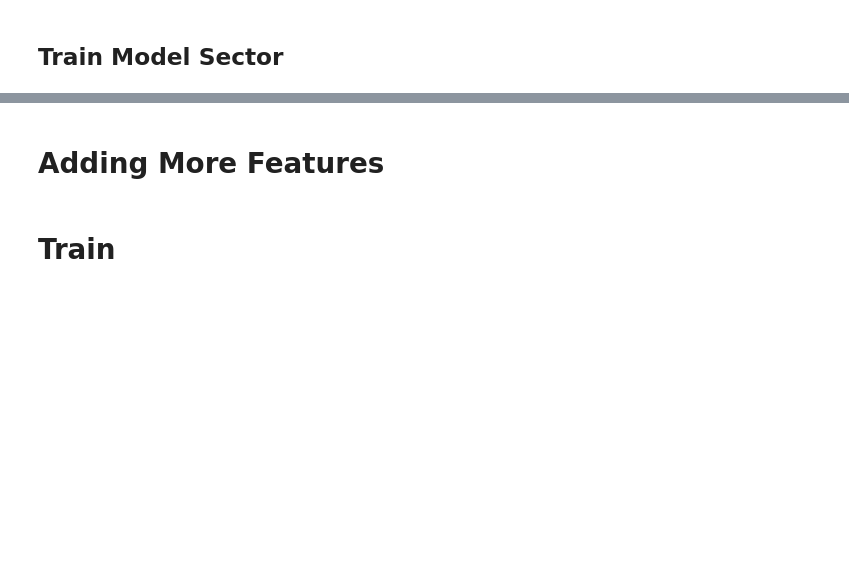
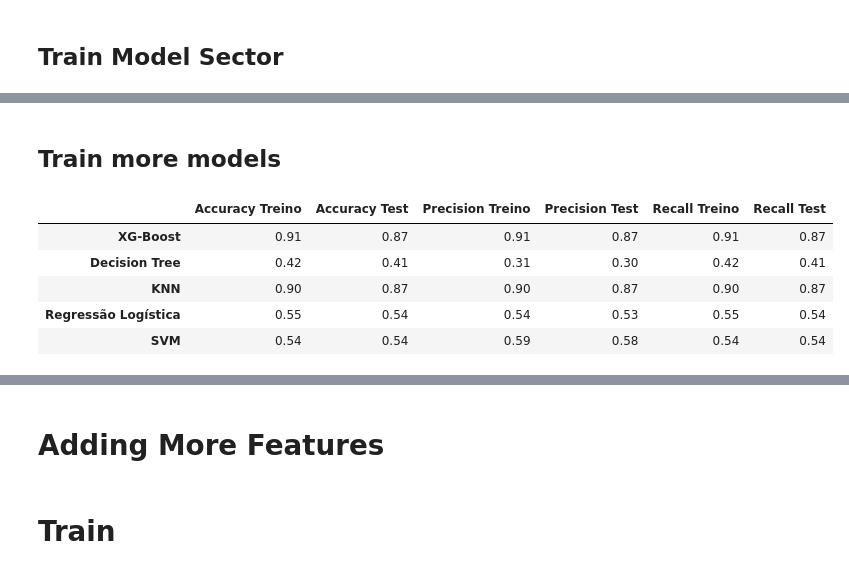
Before and after one commit to EndersonSantos/ProjetoFinalCollege, a Jupyter notebook: projetofinal/analysis/Training.ipynb, the cells around one changed output, grey strips where cells are left out. Cells and saved outputs as stored; diff of their text form; code cells hidden in the pictures; blank space fills up the shorter version.

```diff
--- a/projetofinal/analysis/Training.ipynb
+++ b/projetofinal/analysis/Training.ipynb
@@ -469 +543,3 @@ Classification Report:
 weighted avg       0.93      0.93      0.93      4241
+# %% [markdown]
+## Train more models
@@ -469,0 +557,28 @@ weighted avg       0.93      0.93      0.93      4241
+# %%
+# Treinar e avaliar cada modelo
+for nome_modelo, modelo in modelos.items():
+
+    # Treinar o modelo
+    modelo.fit(X_train_1, y_train_1)
+
+    y_pred_test = modelo.predict(X_test_1)
+    y_pred_train = modelo.predict(X_train_1)
+
+    model_names.append(nome_modelo)
+
+    accuracy_test = accuracy_score(y_test_1.to_list(), y_pred_test)
+    accuracy_train = accuracy_score(y_train_1.to_list(), y_pred_train)
+    territorio_accuracy_treino.append(accuracy_train)
+    territorio_accuracy_test.append(accuracy_test)
+
+
+    precision_test = precision_score(y_test_1.to_list(), y_pred_test, average='weighted')
+    precision_train = precision_score(y_train_1.to_list(), y_pred_train, average='weighted')
+    territorio_precision_treino.append(precision_train)
+    territorio_precision_test.append(precision_test)
+
+
+    recall_test = recall_score(y_test_1.to_list(), y_pred_test, average='weighted')
+    recall_train = recall_score(y_train_1.to_list(), y_pred_train, average='weighted')
+    territorio_recall_treino.append(recall_train)
+    territorio_recall_test.append(recall_test)
@@ -469,0 +612,11 @@ weighted avg       0.93      0.93      0.93      4241
+# %%
+territorio_performance_df = pd.DataFrame({"Accuracy Treino": territorio_accuracy_treino,"Accuracy Test": territorio_accuracy_test, "Precision Treino": territorio_precision_treino, "Precision Test": territorio_precision_test, "Recall Treino": territorio_recall_treino, "Recall Test": territorio_recall_test}, index=model_names)
+territorio_performance_df= territorio_performance_df.round(2)
+territorio_performance_df
+# %% [output]
+|  | Accuracy Treino | Accuracy Test | Precision Treino | Precision Test | Recall Treino | Recall Test |
+| XG-Boost | 0.91 | 0.87 | 0.91 | 0.87 | 0.91 | 0.87 |
+| Decision Tree | 0.42 | 0.41 | 0.31 | 0.30 | 0.42 | 0.41 |
+| KNN | 0.90 | 0.87 | 0.90 | 0.87 | 0.90 | 0.87 |
+| Regressão Logística | 0.55 | 0.54 | 0.54 | 0.53 | 0.55 | 0.54 |
+| SVM | 0.54 | 0.54 | 0.59 | 0.58 | 0.54 | 0.54 |
```
Also changed, not shown: parts of 30 cells of this notebook.
